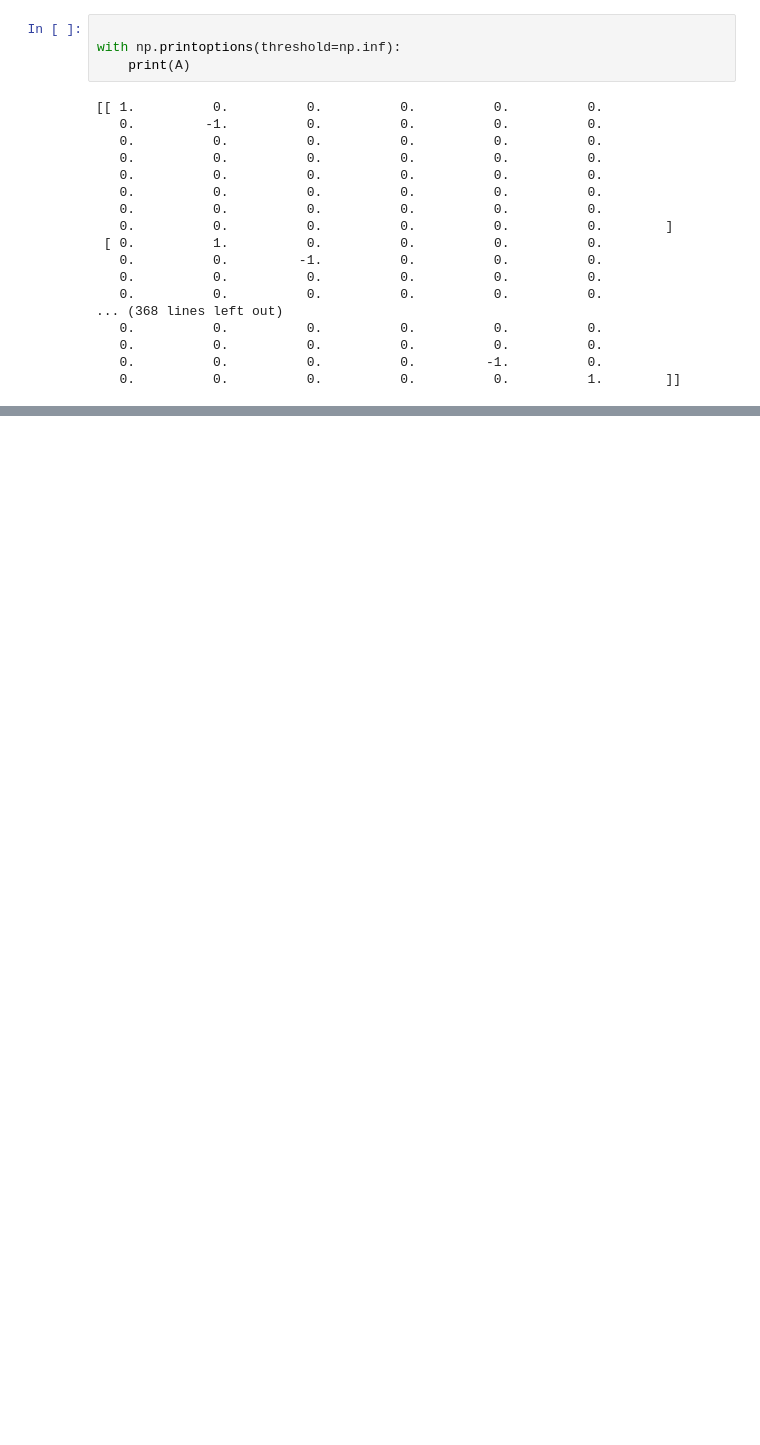
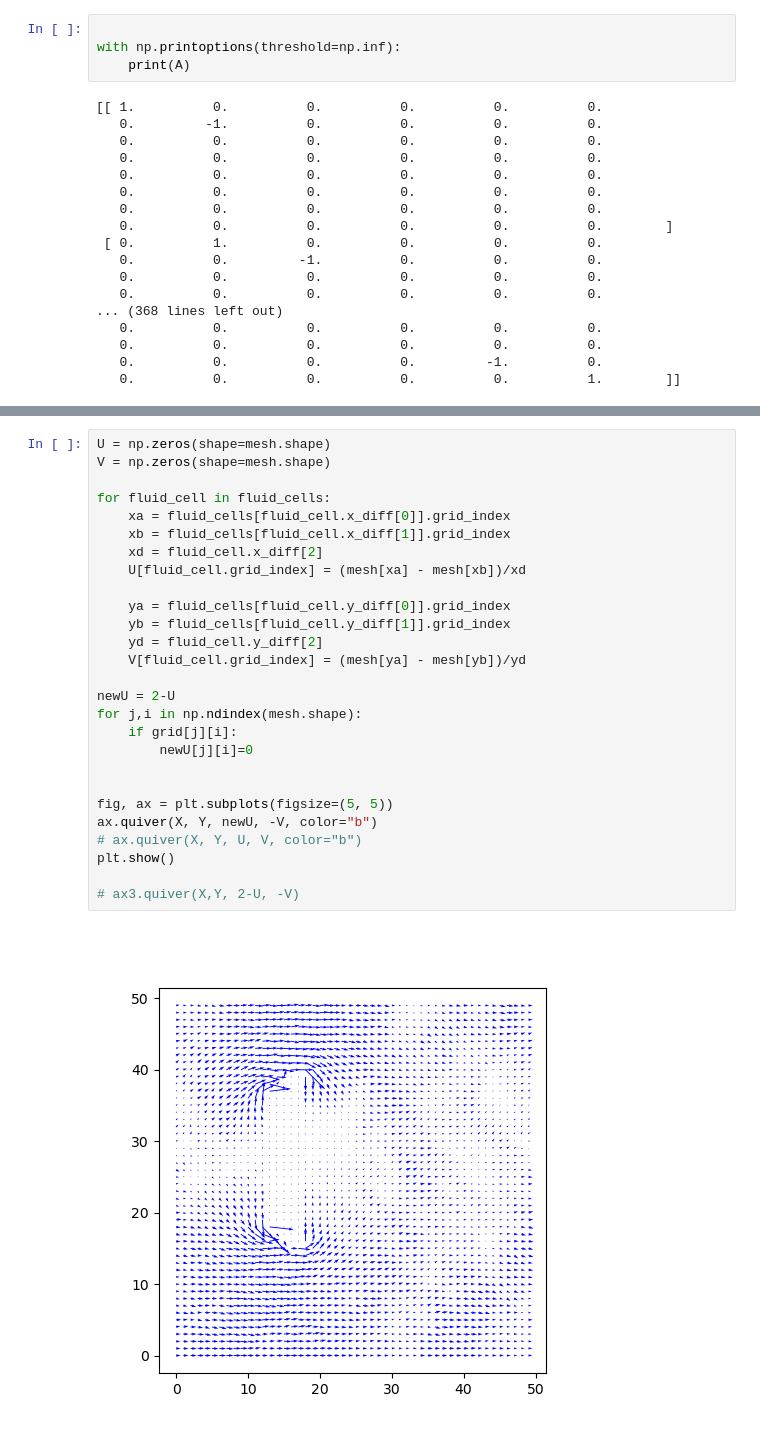
Before and after one commit to vladamakaric/navierstokes, a Jupyter notebook: ns copy.ipynb, the cells around one changed output, grey strips where cells are left out. Drawn from its saved outputs; the diff is of its cells as text; blank space fills up the shorter version.

```diff
--- a/ns copy.ipynb
+++ b/ns copy.ipynb
@@ -110,0 +102,29 @@ plt.show()
+# %%
+U = np.zeros(shape=mesh.shape)
+V = np.zeros(shape=mesh.shape)
+
+for fluid_cell in fluid_cells:
+    xa = fluid_cells[fluid_cell.x_diff[0]].grid_index
+    xb = fluid_cells[fluid_cell.x_diff[1]].grid_index
+    xd = fluid_cell.x_diff[2]
+    U[fluid_cell.grid_index] = (mesh[xa] - mesh[xb])/xd
+
+    ya = fluid_cells[fluid_cell.y_diff[0]].grid_index
+    yb = fluid_cells[fluid_cell.y_diff[1]].grid_index
+    yd = fluid_cell.y_diff[2]
+    V[fluid_cell.grid_index] = (mesh[ya] - mesh[yb])/yd
+
+newU = 2-U
+for j,i in np.ndindex(mesh.shape):
+    if grid[j][i]:
+        newU[j][i]=0
+
+
+fig, ax = plt.subplots(figsize=(5, 5))
+ax.quiver(X, Y, newU, -V, color="b")
+# ax.quiver(X, Y, U, V, color="b")
+plt.show()
+
+# ax3.quiver(X,Y, 2-U, -V)
+# %% [output]
+[figure, added]
```
Also changed, not shown: parts of 6 cells of this notebook, 2 other files.
